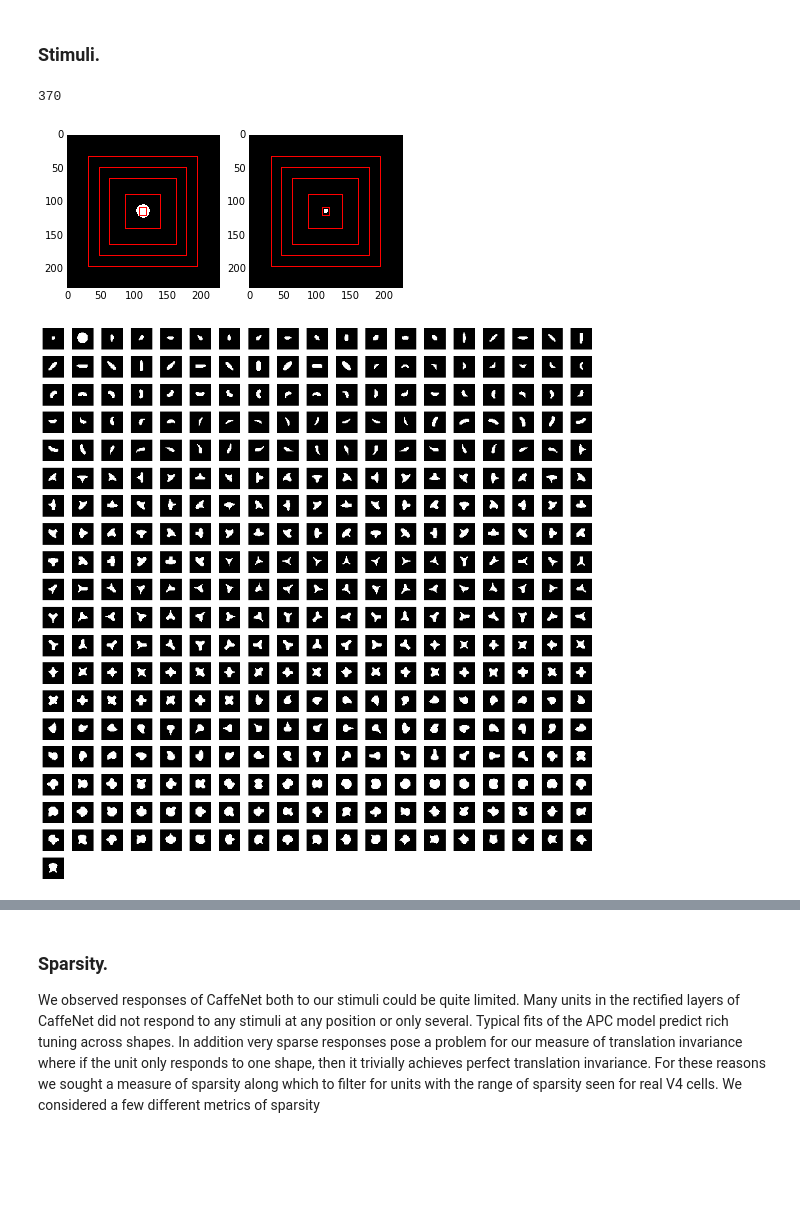
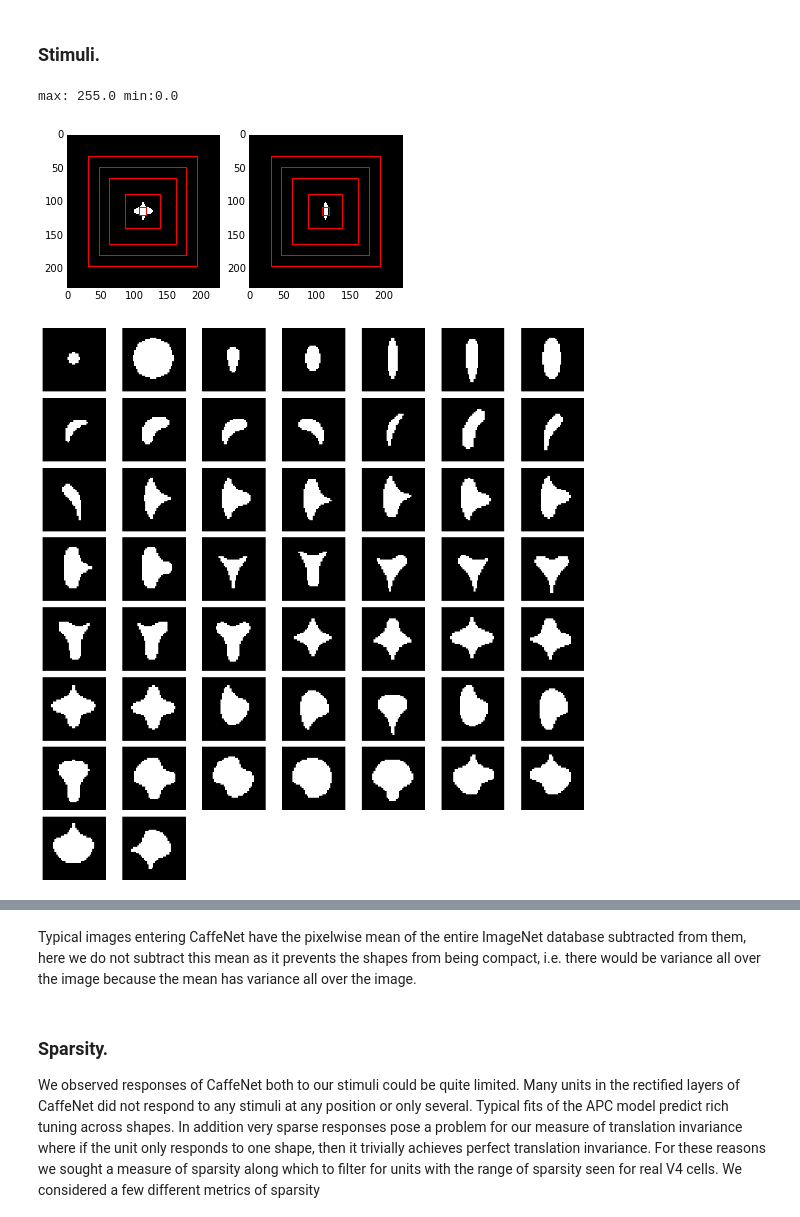
Before and after one commit to deanpospisil/v4cnn, a Jupyter notebook: misc/V4-CNN comparison.ipynb, the cells around one changed output, grey strips where cells are left out. Cells and saved outputs as stored; diff of their text form; code cells hidden in the pictures; blank space fills up the shorter version.

```diff
--- a/misc/V4-CNN comparison.ipynb
+++ b/misc/V4-CNN comparison.ipynb
@@ -24,7 +23,7 @@ import d_img_process as imp
 
 box_lengths = [11,51,99,131,163]#taking from wyeths CaffeNet figure
 img_n_pix = 227
-max_pix_width = [24.,]
+max_pix_width = [32.,]
 
 s = l.loadmat(top_dir + 'img_gen/PC3702001ShapeVerts.mat')['shapes'][0]
 base_stack = dc.center_boundary(s)
@@ -38,35 +37,49 @@ plt.figure(figsize=(6,12));
 center = 113
 
 trans_img_stack = np.array(imp.boundary_stack_transform(stim_trans_cart_dict, base_stack, npixels=227))
 #plot smallest and largest shape
 no_blank_image = trans_img_stack[1:]
 extents = (no_blank_image.sum(1)>0).sum(1)
 plt.subplot(121)
 plt.imshow(no_blank_image[np.argmax(extents)],
                           interpolation = 'nearest', cmap=plt.cm.Greys_r)
 for box_length in box_lengths:
     rectangle = plt.Rectangle((center-np.ceil(box_length/2.), center-np.ceil(box_length/2)),
                                box_length, box_length, fill=False, edgecolor='r')
     plt.gca().add_patch(rectangle)
 plt.subplot(122)
 plt.imshow(no_blank_image[np.argmin(extents)],
                           interpolation = 'nearest', cmap=plt.cm.Greys_r)
 for box_length in box_lengths:
     rectangle = plt.Rectangle((center-np.ceil(box_length/2.), center-np.ceil(box_length/2)),
                                box_length, box_length, fill=False, edgecolor='r')
     plt.gca().add_patch(rectangle)
 
-plt.figure(figsize=(12,12))
-print(len(no_blank_image))
 a = np.hstack((range(14), range(18,318)));a = np.hstack((a, range(322, 370)))
 aperture = 20
+plt.figure(figsize=(12,12))
+no_rotation = [0, 1, 2, 10,14, 18, 26,30, 38, 46, 54, 62, 70, 78, 86, 94,102, 110, 118, 126, 134,
+ 142, 150, 158,166, 174, 182, 190,198, 206, 214, 222, 224, 232, 236, 244, 252, 254,
+ 262, 270, 278, 286, 294, 302, 310, 314, 322, 330, 338, 346, 354, ]
+for i, a_shape in enumerate(no_blank_image[a][no_rotation]):
+    plt.subplot(8,7,i+1)
+    plt.imshow(a_shape, interpolation = 'nearest', cmap=plt.cm.Greys_r)
+    plt.xlim([center-aperture, center+aperture]);plt.ylim([center-aperture, center+aperture])
+    plt.xticks([]);plt.yticks([])
+plt.tight_layout()
+
+
+plt.figure(figsize=(12,12))
 for i, a_shape in enumerate(no_blank_image[a]):
     plt.subplot(20,19,i+1)
     plt.imshow(a_shape, interpolation = 'nearest', cmap=plt.cm.Greys_r)
     plt.xlim([center-aperture, center+aperture]);plt.ylim([center-aperture, center+aperture])
     plt.xticks([]);plt.yticks([])
 plt.tight_layout()
+
+print('max: '+str(np.max(no_blank_image[a]))
+            + ' min:' + str(np.min(no_blank_image[a])))
 # %% [output]
-370
+max: 255.0 min:0.0
-[figure, old version]
+[figure, new version]
-[figure, old version]
+[figure, new version]
@@ -73,3 +87,5 @@ plt.tight_layout()
+# %% [markdown]
+Typical images entering CaffeNet have the pixelwise mean of the entire ImageNet database subtracted from them, here we do not subtract this mean as it prevents the shapes from being compact, i.e. there would be variance all over the image because the mean has variance all over the image.
 # %%
 v4_name = 'V4_362PC2001'
 v4_resp_apc = xr.open_dataset(top_dir + 'data/responses/' + v4_name + '.nc')['resp'].load()
```
Also changed, not shown: parts of 2 cells of this notebook, 2 other files.
